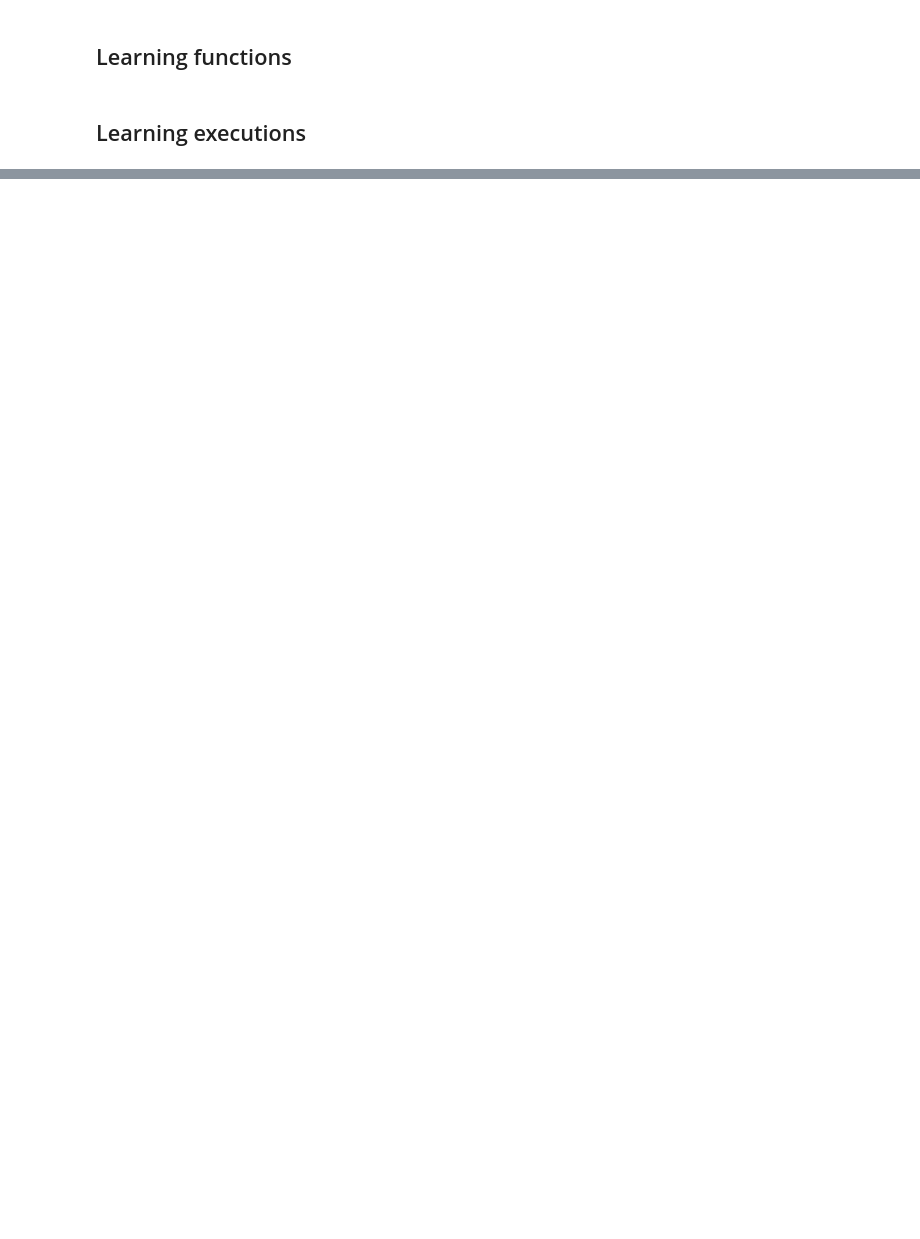
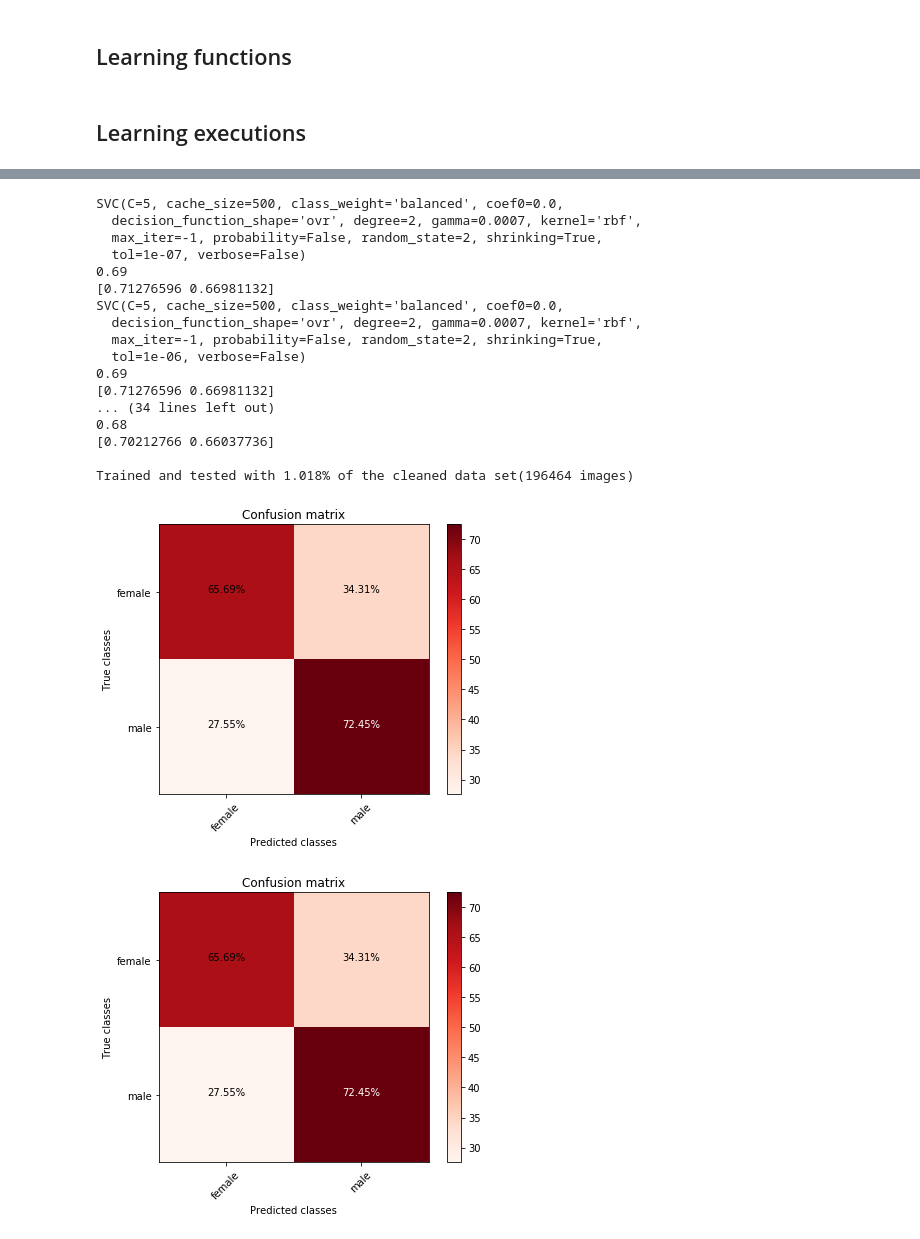
Before and after one commit to airoscar/3ShadesML, a Jupyter notebook: MLClassique/traditional_ML.ipynb, the cells around one changed output, grey strips where cells are left out. Saved outputs shown, nothing was run; the diff lists cells and outputs as text; code cells hidden in the pictures; blank space fills up the shorter version.

```diff
--- a/MLClassique/traditional_ML.ipynb
+++ b/MLClassique/traditional_ML.ipynb
@@ -239,0 +240,31 @@ Trained and tested with 4.072% of the cleaned data set(196464 images)
+# %%
+###Tuning Parameters#######################
+
+gammas=[0.00001, 0.0001, 0.0002,0.0003,0.0004, 0.0005,  0.0006,  0.0007, 0.0008, 0.0009, 0.001]
+Cs=[1, 5, 7, 10, 12, 15, 17, 20, 25, 30]
+tols = [0.0000001, 0.000001, 0.00001, 0.0001, 0.001, 0.01, 0.1, 0.9]
+# degrees=[10,100]
+# coefs=[-10, -1, -0.1, 0.1, 1, 10]
+
+###Tuning Parameters#######################
+
+tModels=[]
+data_size = (finalData.shape[0]/196464)
+# for C in tqdm_notebook(Cs):
+for t in tqdm_notebook(tols):
+    suppVM=svm.SVC(C=5, cache_size=500, class_weight="balanced", coef0=0.0,
+      decision_function_shape='ovr', degree=2, gamma=0.0007, kernel='rbf',
+      max_iter=-1, probability=False, random_state=2, shrinking=True,
+      tol=t, verbose=False)
+
+
+    (tModel, acc, p, cm)=trainAndTest(finalData, my_features_Column_labels, my_target_Column_label, model=suppVM,
+                                       train_size=0.9, random_state=2,shuffle=True, return_all=False, normalize_cm=True)
+    tModels.append(tModel)
+    print(tModel)
+    print(acc)
+    print(p)
+    plotConfusionMatrix(cm, classes=["female", "male"])
+
+print("Trained and tested with {0:.3%} of the cleaned data set(196464 images)".format(data_size))
+# %% [output]
@@ -239,0 +272,19 @@ Trained and tested with 4.072% of the cleaned data set(196464 images)
+SVC(C=5, cache_size=500, class_weight='balanced', coef0=0.0,
+  decision_function_shape='ovr', degree=2, gamma=0.0007, kernel='rbf',
+  max_iter=-1, probability=False, random_state=2, shrinking=True,
+  tol=1e-07, verbose=False)
+0.69
+[0.71276596 0.66981132]
+SVC(C=5, cache_size=500, class_weight='balanced', coef0=0.0,
+  decision_function_shape='ovr', degree=2, gamma=0.0007, kernel='rbf',
+  max_iter=-1, probability=False, random_state=2, shrinking=True,
+  tol=1e-06, verbose=False)
+0.69
+[0.71276596 0.66981132]
+... (34 lines left out)
+0.68
+[0.70212766 0.66037736]
+
+Trained and tested with 1.018% of the cleaned data set(196464 images)
+[figure, added]
+[figure, added]
```
Also changed, not shown: parts of 9 cells of this notebook, 5 other files.
